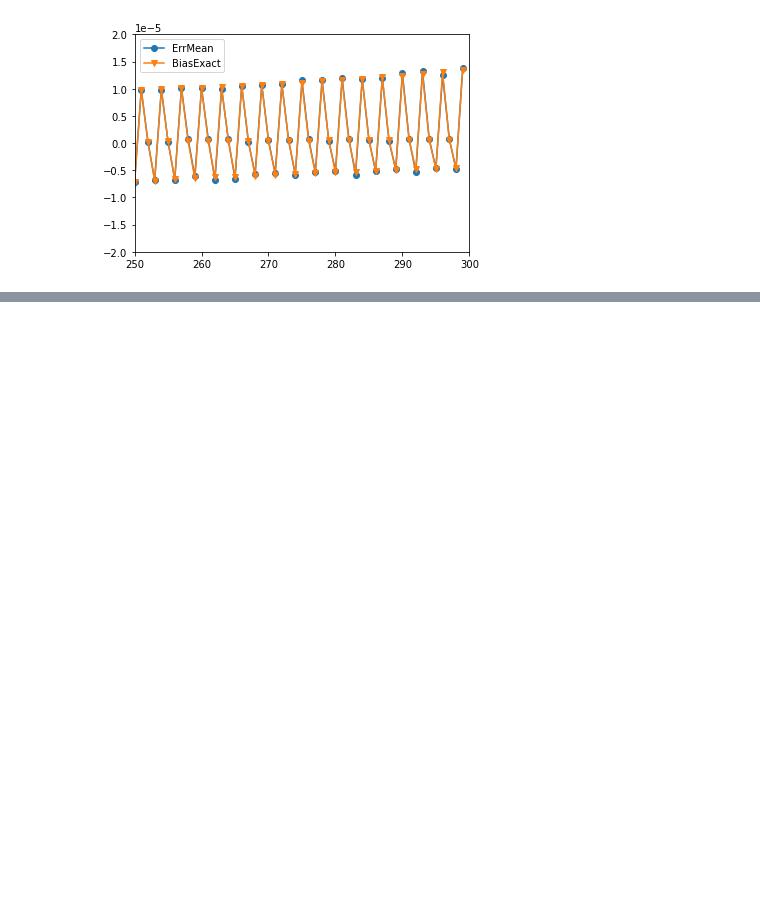
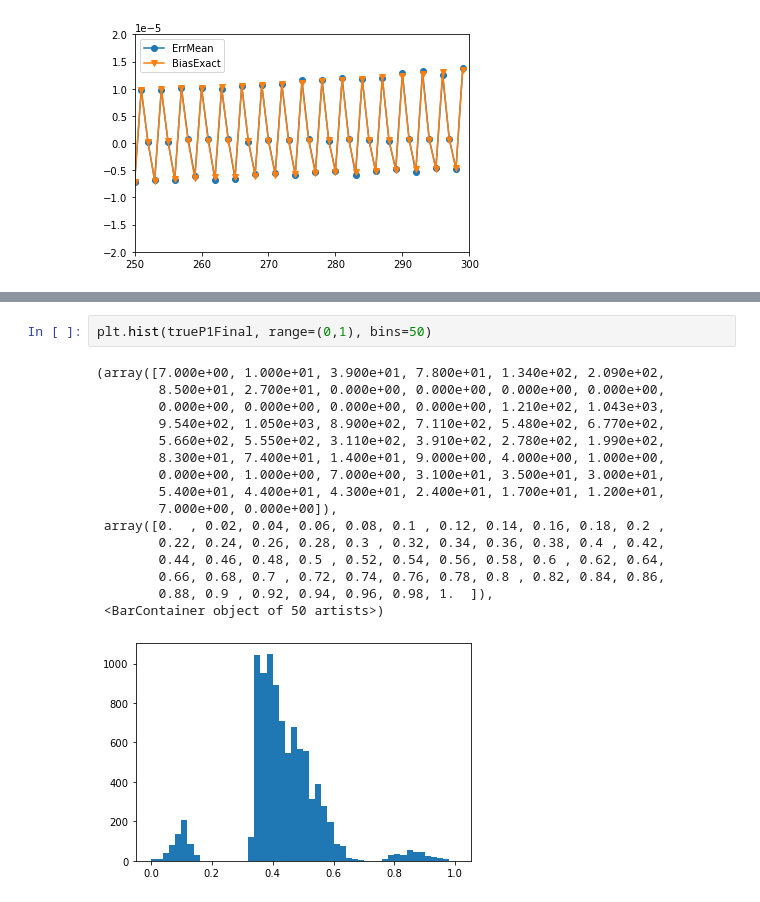
Before and after one commit to Koichi-Miyamoto/QAEErrorVsNShotNGrover, a Jupyter notebook: IQAEBinom_BiasCompare_CoxSnell_nShotUnitLarge.ipynb, the cells around one changed output, grey strips where cells are left out. Cells and saved outputs as stored; diff of their text form; blank space fills up the shorter version.

```diff
--- a/IQAEBinom_BiasCompare_CoxSnell_nShotUnitLarge.ipynb
+++ b/IQAEBinom_BiasCompare_CoxSnell_nShotUnitLarge.ipynb
@@ -480,0 +510,19 @@ plt.show()
+# %%
+plt.hist(trueP1Final, range=(0,1), bins=50)
+# %% [output]
+(array([7.000e+00, 1.000e+01, 3.900e+01, 7.800e+01, 1.340e+02, 2.090e+02,
+        8.500e+01, 2.700e+01, 0.000e+00, 0.000e+00, 0.000e+00, 0.000e+00,
+        0.000e+00, 0.000e+00, 0.000e+00, 0.000e+00, 1.210e+02, 1.043e+03,
+        9.540e+02, 1.050e+03, 8.900e+02, 7.110e+02, 5.480e+02, 6.770e+02,
+        5.660e+02, 5.550e+02, 3.110e+02, 3.910e+02, 2.780e+02, 1.990e+02,
+        8.300e+01, 7.400e+01, 1.400e+01, 9.000e+00, 4.000e+00, 1.000e+00,
+        0.000e+00, 1.000e+00, 7.000e+00, 3.100e+01, 3.500e+01, 3.000e+01,
+        5.400e+01, 4.400e+01, 4.300e+01, 2.400e+01, 1.700e+01, 1.200e+01,
+        7.000e+00, 0.000e+00]),
+ array([0.  , 0.02, 0.04, 0.06, 0.08, 0.1 , 0.12, 0.14, 0.16, 0.18, 0.2 ,
+        0.22, 0.24, 0.26, 0.28, 0.3 , 0.32, 0.34, 0.36, 0.38, 0.4 , 0.42,
+        0.44, 0.46, 0.48, 0.5 , 0.52, 0.54, 0.56, 0.58, 0.6 , 0.62, 0.64,
+        0.66, 0.68, 0.7 , 0.72, 0.74, 0.76, 0.78, 0.8 , 0.82, 0.84, 0.86,
+        0.88, 0.9 , 0.92, 0.94, 0.96, 0.98, 1.  ]),
+ <BarContainer object of 50 artists>)
+[figure, added]
```
Also changed, not shown: parts of 25 cells of this notebook, 2 other files.
